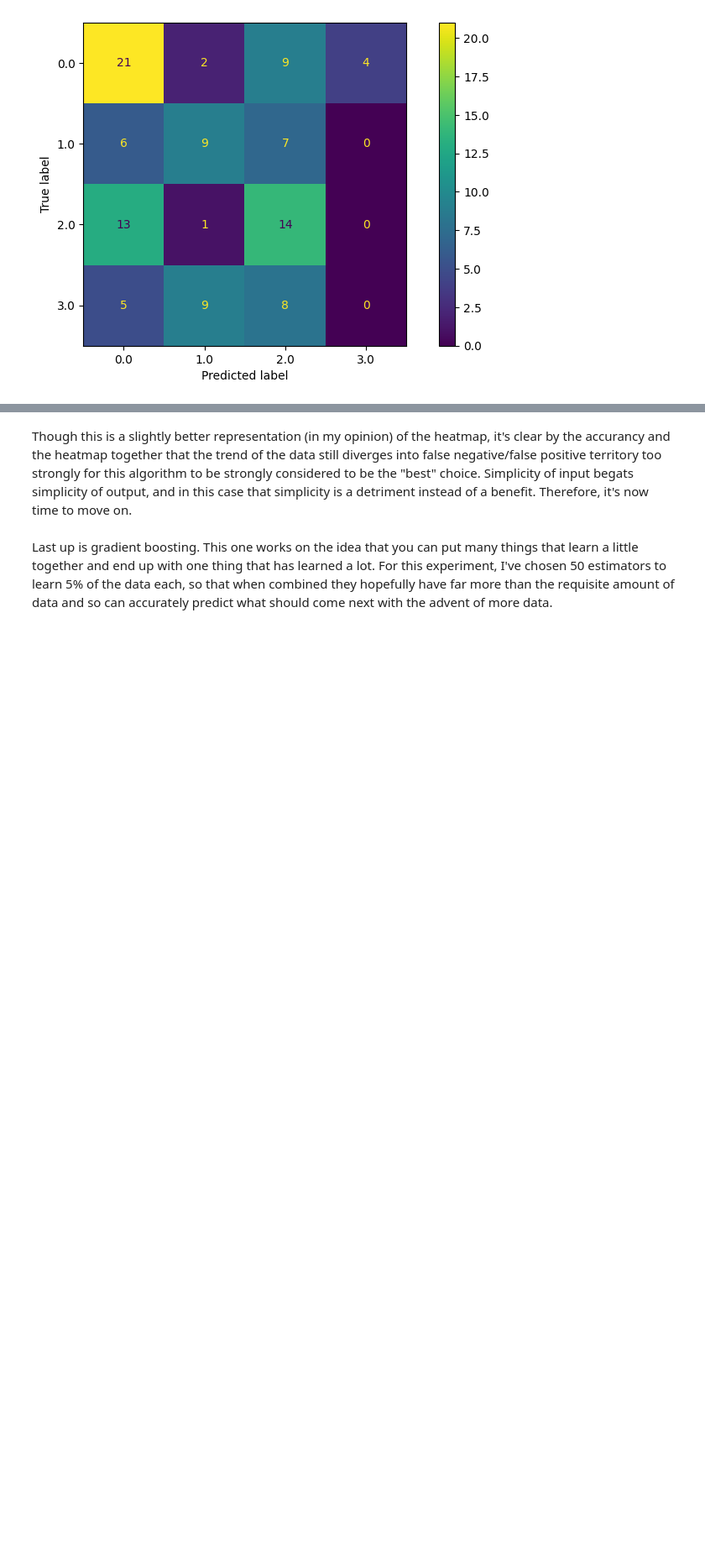
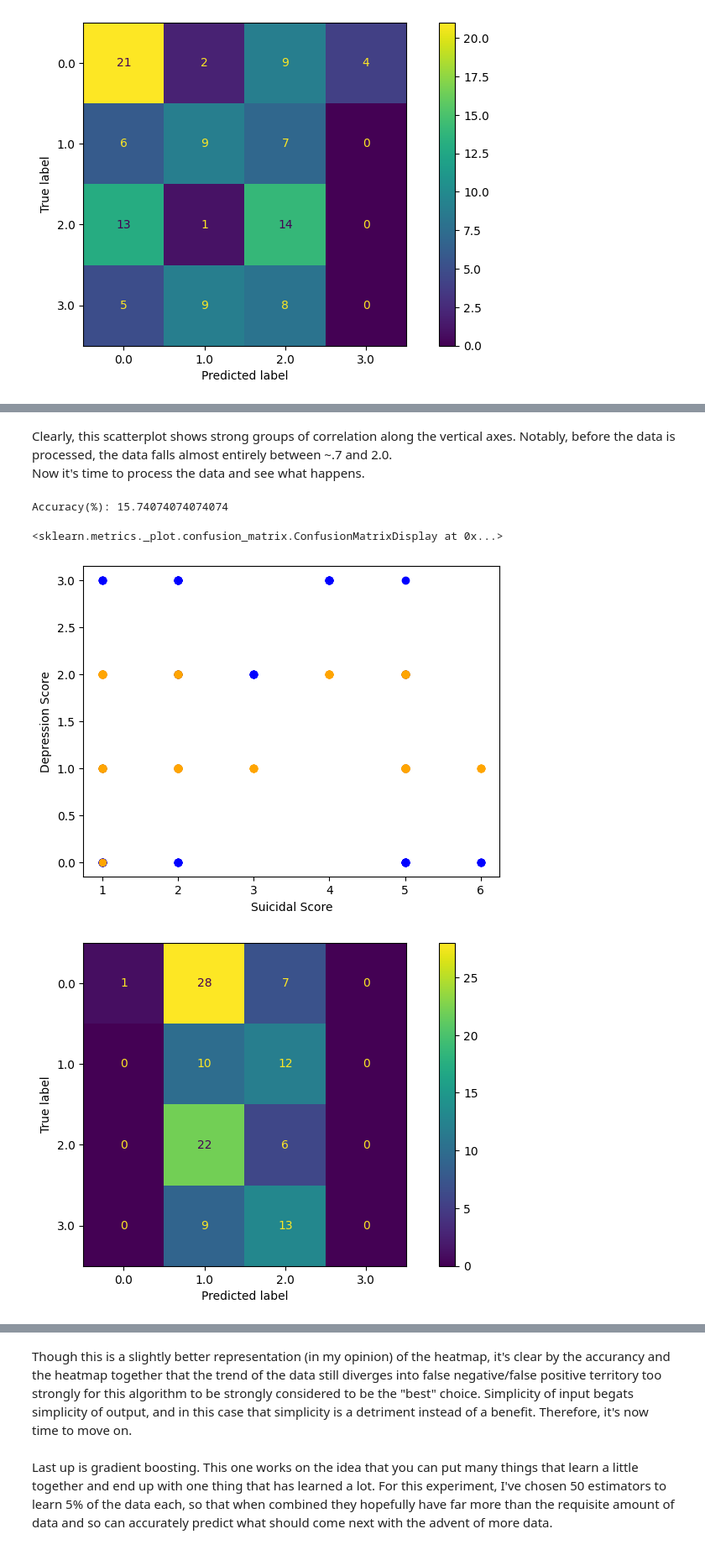
Before and after one commit to COSC5557/ml-algorithm-selection-arrangedcupid0, a Jupyter notebook: ml-optimizer.ipynb, the cells around one changed output, grey strips where cells are left out. Shown at 84% size. Drawn from its saved outputs; the diff is of its cells as text; code cells hidden in the pictures; blank space fills up the shorter version.

```diff
--- a/ml-optimizer.ipynb
+++ b/ml-optimizer.ipynb
@@ -91,0 +110,23 @@ Next up is a good old-fashioned linear regression: an algorithm that creates a f
+# %% [markdown]
+Clearly, this scatterplot shows strong groups of correlation along the vertical axes. Notably, before the data is processed, the data falls almost entirely between ~.7 and 2.0.\
+Now it's time to process the data and see what happens.
+# %%
+lregRound = np.rint(lregPred)
+sd = feature_test['Suicidal']
+plt.scatter(sd, target_test, color='blue')
+plt.scatter(sd, lregRound, color='orange')
+plt.xticks()
+plt.xlabel('Suicidal Score')
+plt.yticks()
+plt.ylabel('Depression Score')
+
+lregAcc = accuracy_score(target_test, lregRound) * 100
+print("Accuracy(%): " + str(lregAcc))
+
+fig, ax = plt.subplots(figsize=(10,5))
+ConfusionMatrixDisplay.from_predictions(target_test, lregRound, ax=ax)
+# %% [output]
+Accuracy(%): 15.74074074074074
+<sklearn.metrics._plot.confusion_matrix.ConfusionMatrixDisplay at 0x...>
+[figure, added]
+[figure, added]
```
Also changed, not shown: parts of 10 cells of this notebook.
